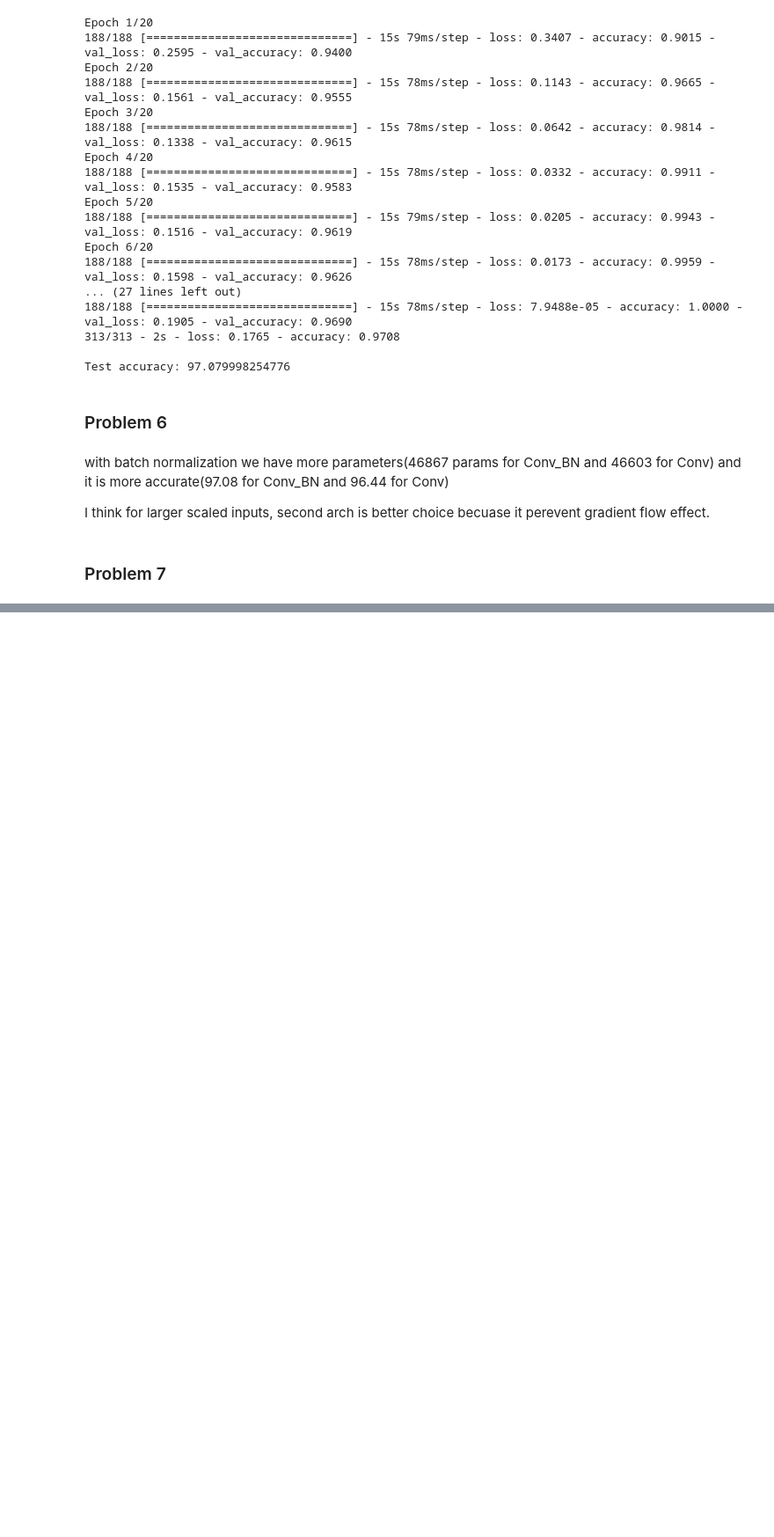
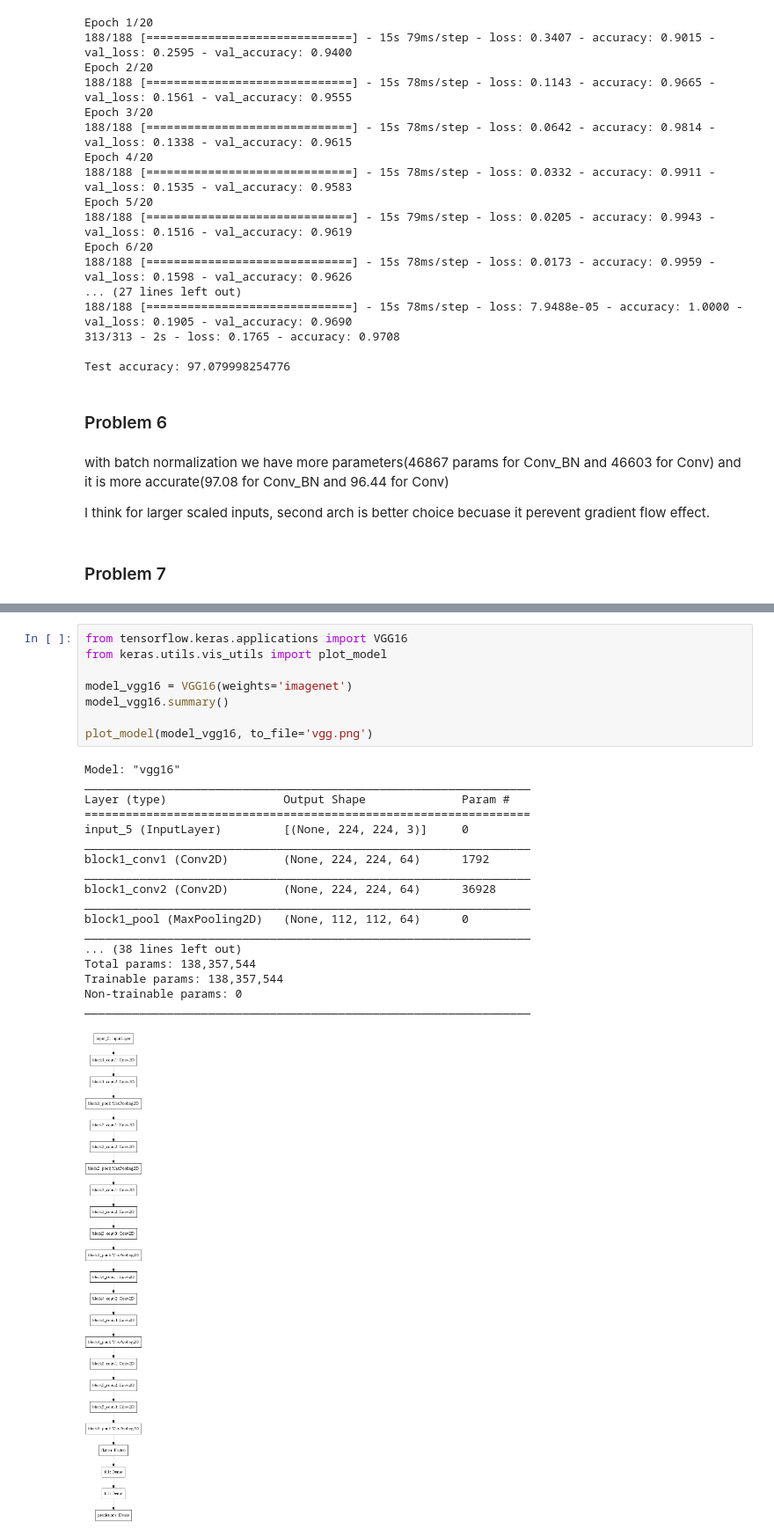
Before and after one commit to MohammadRaziei/Deep-Learning-Cource, a Jupyter notebook: HW02.ipynb, the cells around one changed output, grey strips where cells are left out. Shown at 88% size. Drawn from its saved outputs; the diff is of its cells as text; blank space fills up the shorter version.

```diff
--- a/HW02.ipynb
+++ b/HW02.ipynb
@@ -481,0 +508,27 @@ I think for larger scaled inputs, second arch is better choice becuase it pereve
+# %%
+from tensorflow.keras.applications import VGG16
+from keras.utils.vis_utils import plot_model
+
+model_vgg16 = VGG16(weights='imagenet')
+model_vgg16.summary()
+
+plot_model(model_vgg16, to_file='vgg.png')
+# %% [output]
+Model: "vgg16"
+_________________________________________________________________
+Layer (type)                 Output Shape              Param #
+=================================================================
+input_5 (InputLayer)         [(None, 224, 224, 3)]     0
+_________________________________________________________________
+block1_conv1 (Conv2D)        (None, 224, 224, 64)      1792
+_________________________________________________________________
+block1_conv2 (Conv2D)        (None, 224, 224, 64)      36928
+_________________________________________________________________
+block1_pool (MaxPooling2D)   (None, 112, 112, 64)      0
+_________________________________________________________________
+... (38 lines left out)
+Total params: 138,357,544
+Trainable params: 138,357,544
+Non-trainable params: 0
+_________________________________________________________________
+[figure, added]
```
Also changed, not shown: parts of 18 cells of this notebook.
